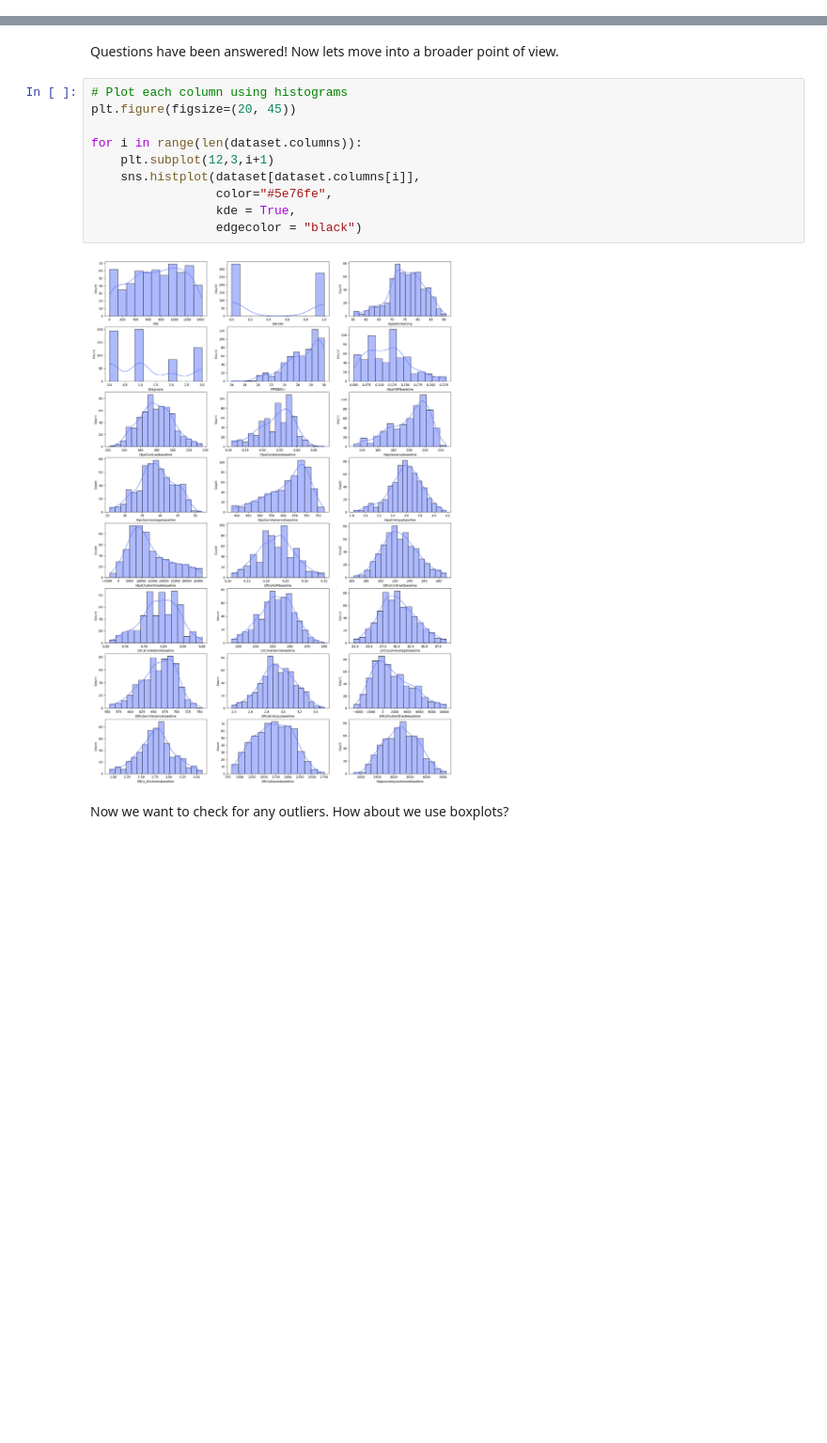
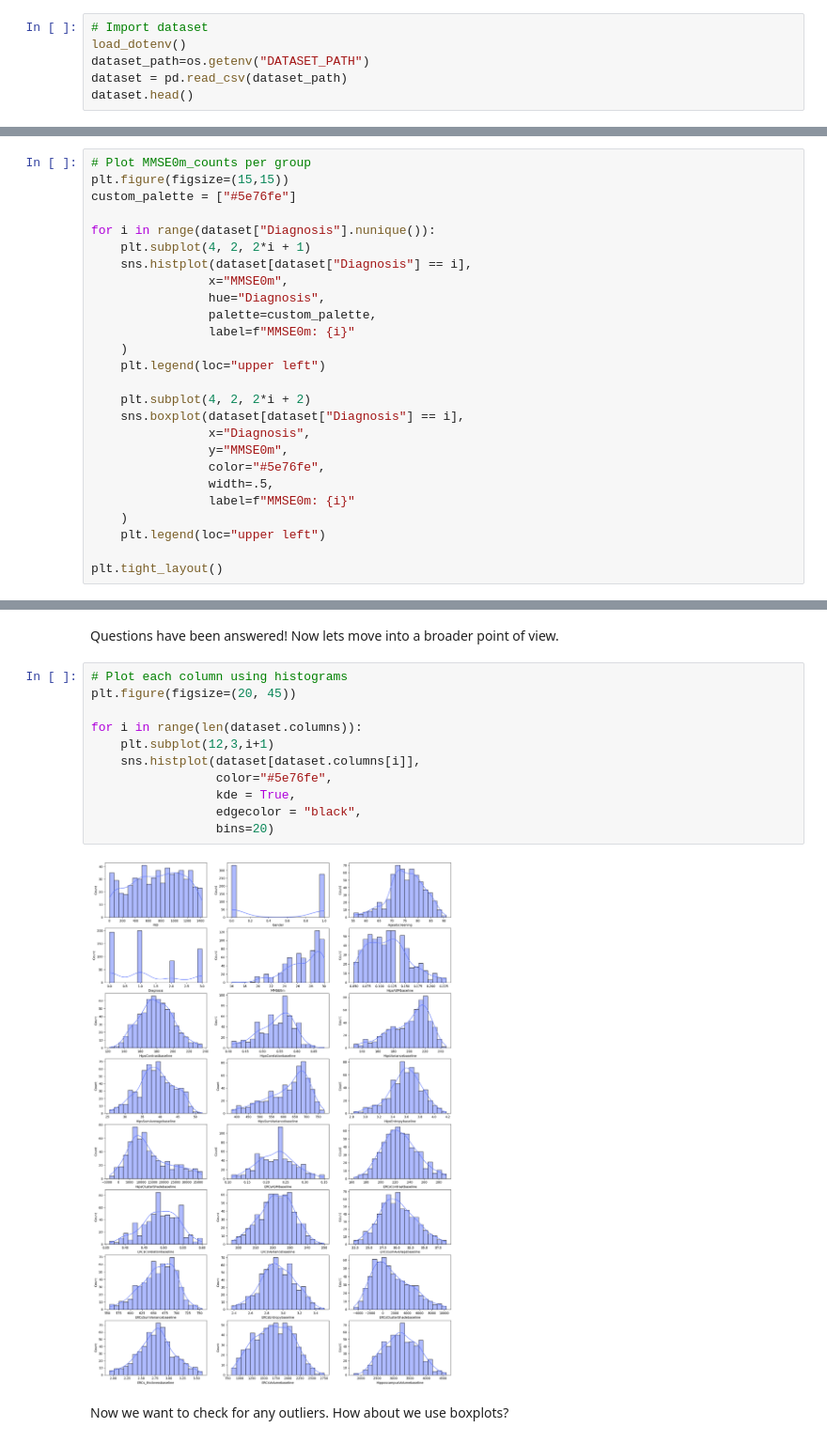
Before and after one commit to InfoAdam1998/Thesis-Project, a Jupyter notebook: notebooks/explanatory_data_analysis/univariate_analysis.ipynb, the cells around one changed output, grey strips where cells are left out. Shown at 94% size. Cells and saved outputs as stored; diff of their text form; blank space fills up the shorter version.

```diff
--- a/notebooks/explanatory_data_analysis/univariate_analysis.ipynb
+++ b/notebooks/explanatory_data_analysis/univariate_analysis.ipynb
@@ -13,0 +13,6 @@ dataset = pd.read_csv("C:/Users/steve/Desktop/Notebooks/Thesis-Project/Datasets/
+# %%
+# Import dataset
+load_dotenv()
+dataset_path=os.getenv("DATASET_PATH")
+dataset = pd.read_csv(dataset_path)
+dataset.head()
@@ -159,0 +165,26 @@ MMSE0m_counts.plot(kind = "barh",
+# %%
+# Plot MMSE0m_counts per group
+plt.figure(figsize=(15,15))
+custom_palette = ["#5e76fe"]
+
+for i in range(dataset["Diagnosis"].nunique()):
+    plt.subplot(4, 2, 2*i + 1)
+    sns.histplot(dataset[dataset["Diagnosis"] == i],
+                x="MMSE0m",
+                hue="Diagnosis",
+                palette=custom_palette,
+                label=f"MMSE0m: {i}"
+    )
+    plt.legend(loc="upper left")
+
+    plt.subplot(4, 2, 2*i + 2)
+    sns.boxplot(dataset[dataset["Diagnosis"] == i],
+                x="Diagnosis",
+                y="MMSE0m",
+                color="#5e76fe",
+                width=.5,
+                label=f"MMSE0m: {i}"
+    )
+    plt.legend(loc="upper left")
+
+plt.tight_layout()
@@ -194,15 +257,16 @@ Questions have been answered! Now lets move into a broader point of view.
 # %%
 # Plot each column using histograms
 plt.figure(figsize=(20, 45))
 
 for i in range(len(dataset.columns)):
     plt.subplot(12,3,i+1)
     sns.histplot(dataset[dataset.columns[i]],
                  color="#5e76fe",
                  kde = True,
-                 edgecolor = "black")
+                 edgecolor = "black",
+                 bins=20)
 # %% [output]
-[figure, old version]
+[figure, new version]
 # %% [markdown]
 Now we want to check for any outliers. How about we use boxplots?
 # %%
```
Also changed, not shown: parts of 14 cells of this notebook, 10 other files.
